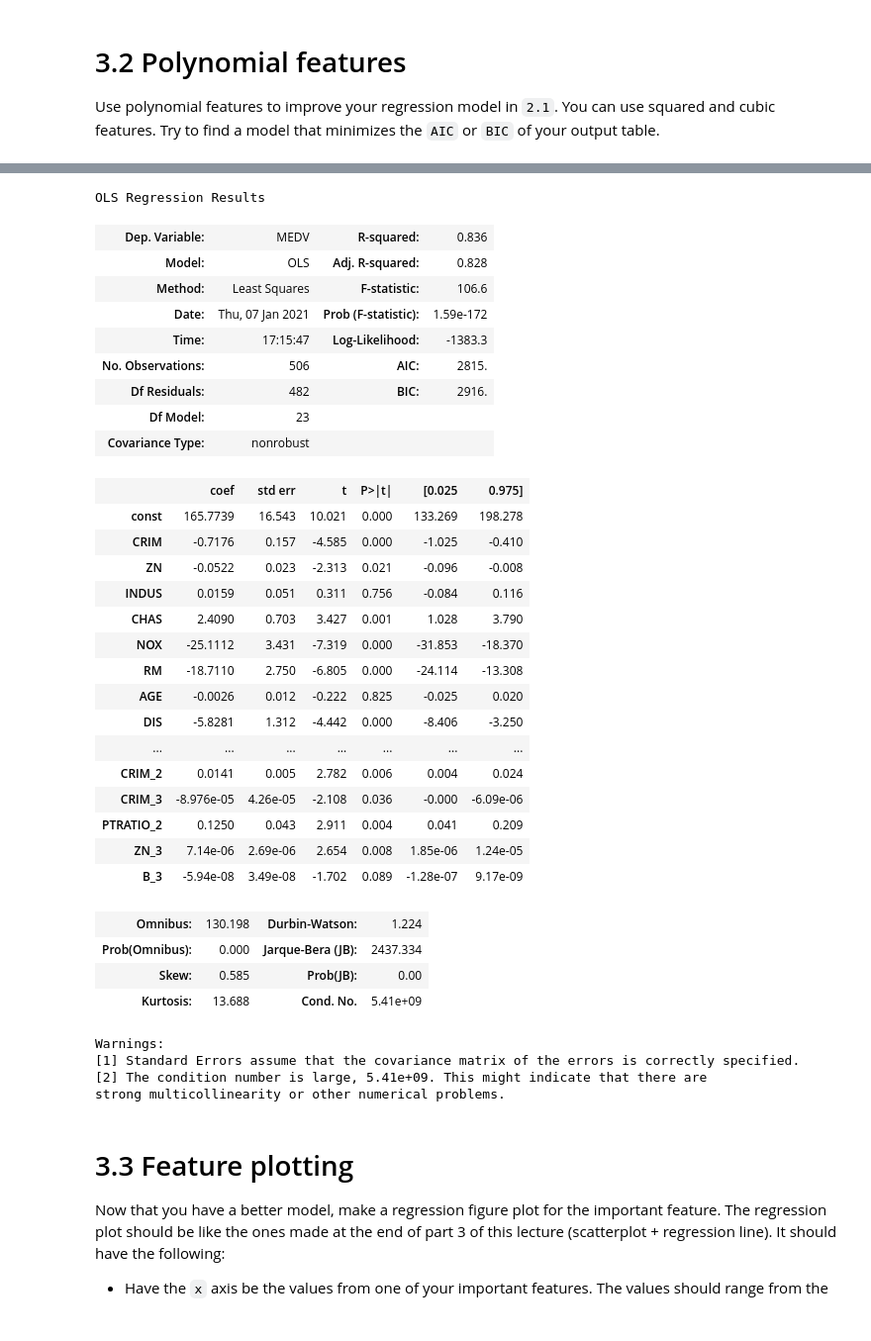
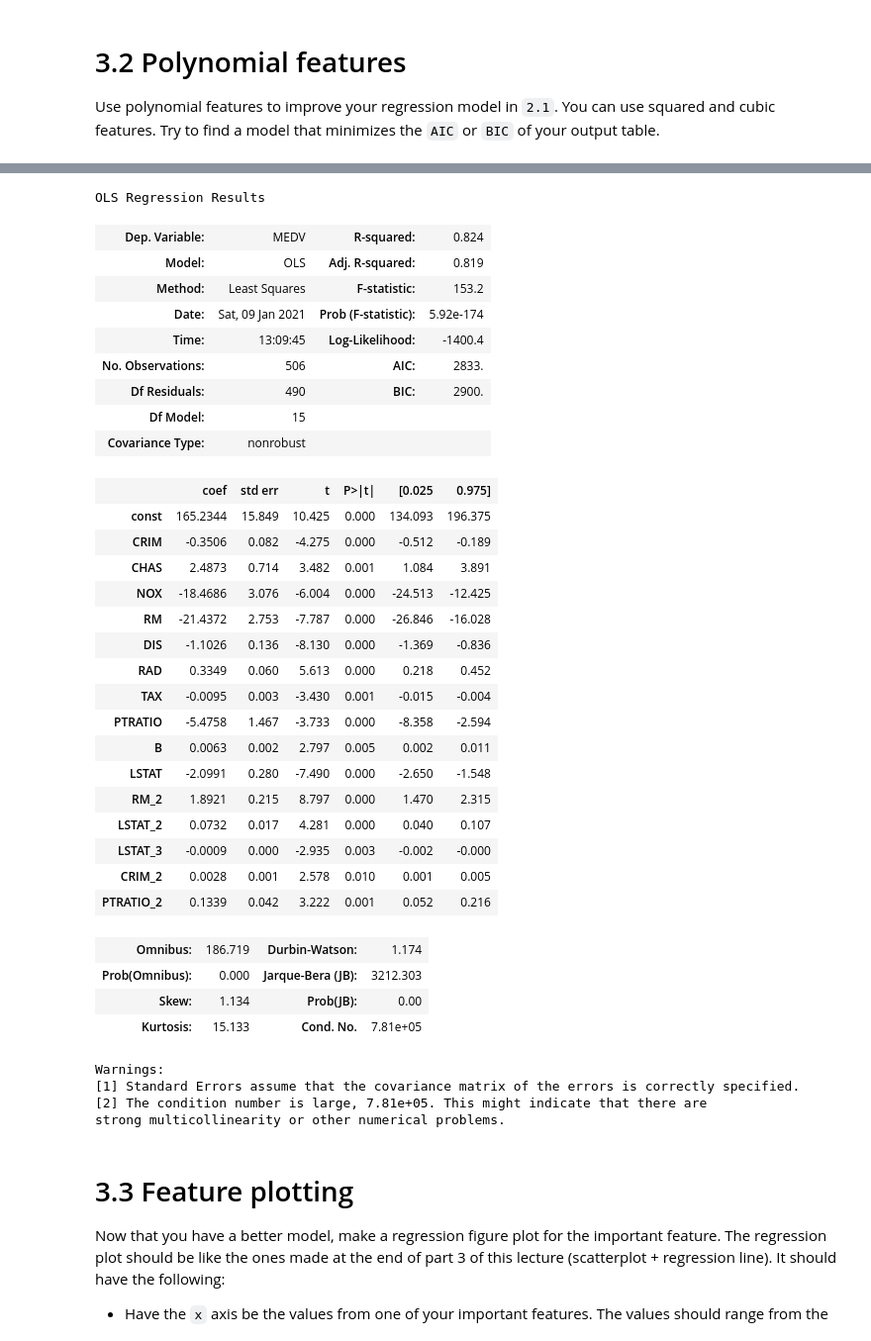
Before and after one commit to cb-ds-1/m3-1-regression, a Jupyter notebook: workshop.ipynb, the cells around one changed output, grey strips where cells are left out. Shown: that part at 99% size. Cells and saved outputs as stored; diff of their text form; code cells hidden in the pictures.

```diff
--- a/workshop.ipynb
+++ b/workshop.ipynb
@@ -340,55 +378,53 @@ Use polynomial features to improve your regression model in `2.1`. You can use s
 # %%
 df2 = df.copy()
+df2 = df2.drop(['INDUS','AGE','ZN'],axis=1)
+
 df2['RM_2'] = df2['RM'] * df2['RM']
-df2['DIS_2'] = df2['DIS'] * df2['DIS']
-df2['DIS_3'] = df2['DIS'] * df2['DIS'] * df2['DIS']
 df2['LSTAT_2'] = df2['LSTAT'] * df2['LSTAT']
 df2['LSTAT_3'] = df2['LSTAT'] * df2['LSTAT'] * df2['LSTAT']
 df2['CRIM_2'] = df2['CRIM'] * df2['CRIM']
-df2['CRIM_3'] = df2['CRIM'] * df2['CRIM'] * df2['CRIM']
 df2['PTRATIO_2'] = df2['PTRATIO'] * df2['PTRATIO']
-df2['ZN_3'] = df2['ZN'] * df2['ZN'] * df2['ZN']
-df2['B_3'] = df2['B'] * df2['B'] * df2['B']
 
 X_train = df2.drop('MEDV',axis=1)
 y_train = df2['MEDV']
 
 est = sm.OLS(y_train, X_train).fit()
 est.summary()
 # %% [output]
 OLS Regression Results
-| Dep. Variable: | MEDV | R-squared: | 0.836 |
-| Model: | OLS | Adj. R-squared: | 0.828 |
-| Method: | Least Squares | F-statistic: | 106.6 |
-| Date: | Thu, 07 Jan 2021 | Prob (F-statistic): | 1.59e-172 |
-| Time: | 17:15:47 | Log-Likelihood: | -1383.3 |
-| No. Observations: | 506 | AIC: | 2815. |
-| Df Residuals: | 482 | BIC: | 2916. |
-| Df Model: | 23 |  |  |
+| Dep. Variable: | MEDV | R-squared: | 0.824 |
+| Model: | OLS | Adj. R-squared: | 0.819 |
+| Method: | Least Squares | F-statistic: | 153.2 |
+| Date: | Sat, 09 Jan 2021 | Prob (F-statistic): | 5.92e-174 |
+| Time: | 13:09:45 | Log-Likelihood: | -1400.4 |
+| No. Observations: | 506 | AIC: | 2833. |
+| Df Residuals: | 490 | BIC: | 2900. |
+| Df Model: | 15 |  |  |
 | Covariance Type: | nonrobust |  |  |
 |  | coef | std err | t | P>|t| | [0.025 | 0.975] |
-| const | 165.7739 | 16.543 | 10.021 | 0.000 | 133.269 | 198.278 |
-| CRIM | -0.7176 | 0.157 | -4.585 | 0.000 | -1.025 | -0.410 |
-| ZN | -0.0522 | 0.023 | -2.313 | 0.021 | -0.096 | -0.008 |
-| INDUS | 0.0159 | 0.051 | 0.311 | 0.756 | -0.084 | 0.116 |
-| CHAS | 2.4090 | 0.703 | 3.427 | 0.001 | 1.028 | 3.790 |
-| NOX | -25.1112 | 3.431 | -7.319 | 0.000 | -31.853 | -18.370 |
-| RM | -18.7110 | 2.750 | -6.805 | 0.000 | -24.114 | -13.308 |
-| AGE | -0.0026 | 0.012 | -0.222 | 0.825 | -0.025 | 0.020 |
-| DIS | -5.8281 | 1.312 | -4.442 | 0.000 | -8.406 | -3.250 |
-| ... | ... | ... | ... | ... | ... | ... |
-| CRIM_2 | 0.0141 | 0.005 | 2.782 | 0.006 | 0.004 | 0.024 |
-| CRIM_3 | -8.976e-05 | 4.26e-05 | -2.108 | 0.036 | -0.000 | -6.09e-06 |
-| PTRATIO_2 | 0.1250 | 0.043 | 2.911 | 0.004 | 0.041 | 0.209 |
-| ZN_3 | 7.14e-06 | 2.69e-06 | 2.654 | 0.008 | 1.85e-06 | 1.24e-05 |
-| B_3 | -5.94e-08 | 3.49e-08 | -1.702 | 0.089 | -1.28e-07 | 9.17e-09 |
+| const | 165.2344 | 15.849 | 10.425 | 0.000 | 134.093 | 196.375 |
+| CRIM | -0.3506 | 0.082 | -4.275 | 0.000 | -0.512 | -0.189 |
+| CHAS | 2.4873 | 0.714 | 3.482 | 0.001 | 1.084 | 3.891 |
+| NOX | -18.4686 | 3.076 | -6.004 | 0.000 | -24.513 | -12.425 |
+| RM | -21.4372 | 2.753 | -7.787 | 0.000 | -26.846 | -16.028 |
+| DIS | -1.1026 | 0.136 | -8.130 | 0.000 | -1.369 | -0.836 |
+| RAD | 0.3349 | 0.060 | 5.613 | 0.000 | 0.218 | 0.452 |
+| TAX | -0.0095 | 0.003 | -3.430 | 0.001 | -0.015 | -0.004 |
+| PTRATIO | -5.4758 | 1.467 | -3.733 | 0.000 | -8.358 | -2.594 |
+| B | 0.0063 | 0.002 | 2.797 | 0.005 | 0.002 | 0.011 |
+| LSTAT | -2.0991 | 0.280 | -7.490 | 0.000 | -2.650 | -1.548 |
+| RM_2 | 1.8921 | 0.215 | 8.797 | 0.000 | 1.470 | 2.315 |
+| LSTAT_2 | 0.0732 | 0.017 | 4.281 | 0.000 | 0.040 | 0.107 |
+| LSTAT_3 | -0.0009 | 0.000 | -2.935 | 0.003 | -0.002 | -0.000 |
+| CRIM_2 | 0.0028 | 0.001 | 2.578 | 0.010 | 0.001 | 0.005 |
+| PTRATIO_2 | 0.1339 | 0.042 | 3.222 | 0.001 | 0.052 | 0.216 |
-| Omnibus: | 130.198 | Durbin-Watson: | 1.224 |
-| Prob(Omnibus): | 0.000 | Jarque-Bera (JB): | 2437.334 |
-| Skew: | 0.585 | Prob(JB): | 0.00 |
-| Kurtosis: | 13.688 | Cond. No. | 5.41e+09 |
+| Omnibus: | 186.719 | Durbin-Watson: | 1.174 |
+| Prob(Omnibus): | 0.000 | Jarque-Bera (JB): | 3212.303 |
+| Skew: | 1.134 | Prob(JB): | 0.00 |
+| Kurtosis: | 15.133 | Cond. No. | 7.81e+05 |
 Warnings:
 [1] Standard Errors assume that the covariance matrix of the errors is correctly specified.
-[2] The condition number is large, 5.41e+09. This might indicate that there are
+[2] The condition number is large, 7.81e+05. This might indicate that there are
 strong multicollinearity or other numerical problems.
 # %% [markdown]
 # 3.3 Feature plotting
```
Also changed, not shown: parts of 6 cells of this notebook.
